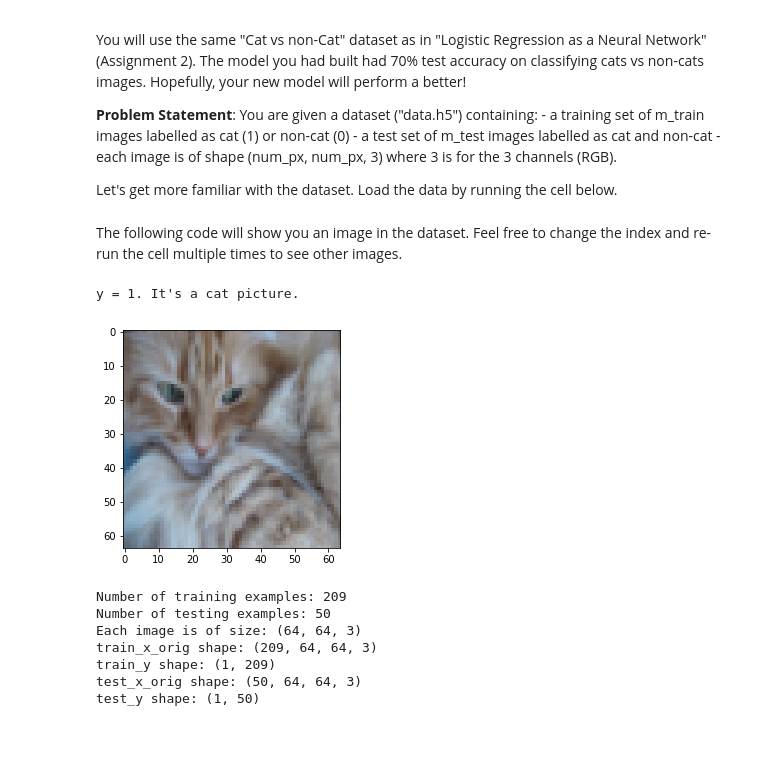
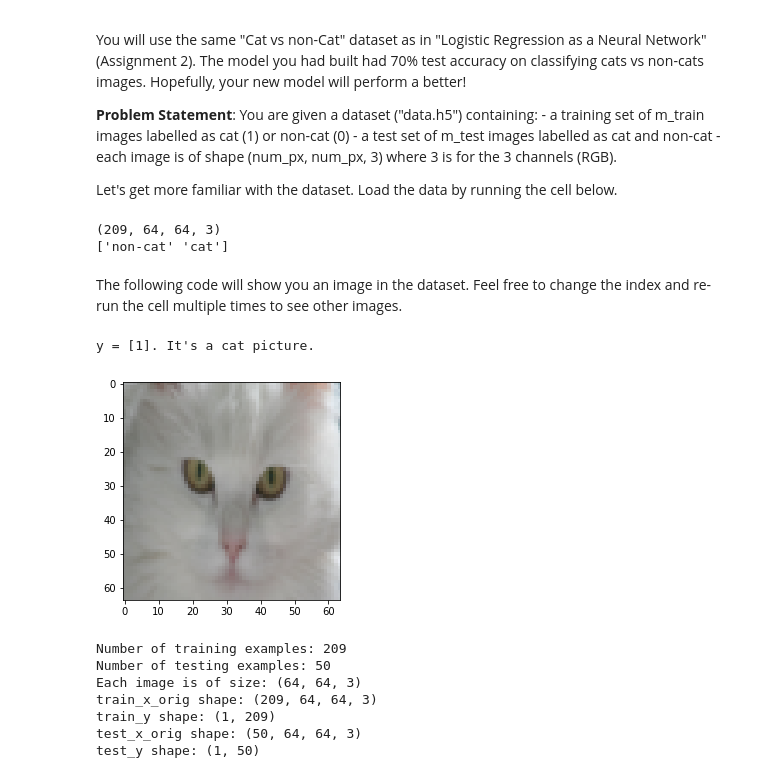
Before and after one commit to Eduzc07/deeplearning, a Jupyter notebook: DeepLearning.ai/1-Neural Networks and Deep Learning/Uebung/week4/Assignment 2/Deep+Neural+Network+-+Application+v3.ipynb, the cells around one changed output. Saved outputs shown, nothing was run; the diff lists cells and outputs as text; code cells hidden in the pictures; blank space fills up the shorter version.

```diff
--- a/DeepLearning.ai/1-Neural Networks and Deep Learning/Uebung/week4/Assignment 2/Deep+Neural+Network+-+Application+v3.ipynb
+++ b/DeepLearning.ai/1-Neural Networks and Deep Learning/Uebung/week4/Assignment 2/Deep+Neural+Network+-+Application+v3.ipynb
@@ -53,16 +56,21 @@ You will use the same "Cat vs non-Cat" dataset as in "Logistic Regression as a N
 Let's get more familiar with the dataset. Load the data by running the cell below.
 # %%
 train_x_orig, train_y, test_x_orig, test_y, classes = load_data()
+print(train_x_orig.shape)
+print(classes)
+# %% [output]
+(209, 64, 64, 3)
+['non-cat' 'cat']
 # %% [markdown]
 The following code will show you an image in the dataset. Feel free to change the index and re-run the cell multiple times to see other images.
 # %%
 # Example of a picture
-index = 2
+index = 50
 plt.imshow(train_x_orig[index])
 print ("y = " + str(train_y[0,index]) + ". It's a " + classes[train_y[0,index]].decode("utf-8") +  " picture.")
 # %% [output]
-y = 1. It's a cat picture.
+y = [1]. It's a cat picture.
-[figure, old version]
+[figure, new version]
 # %%
 # Explore your dataset
 m_train = train_x_orig.shape[0]
```
Also changed, not shown: parts of 4 cells of this notebook, 4 other files.
